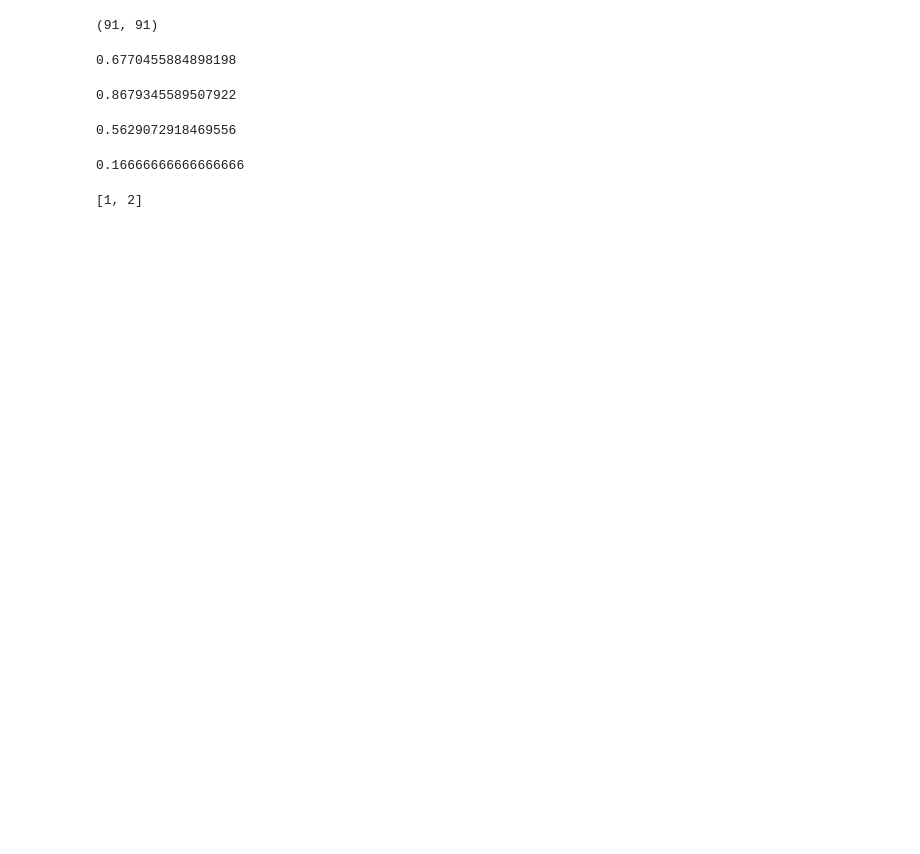
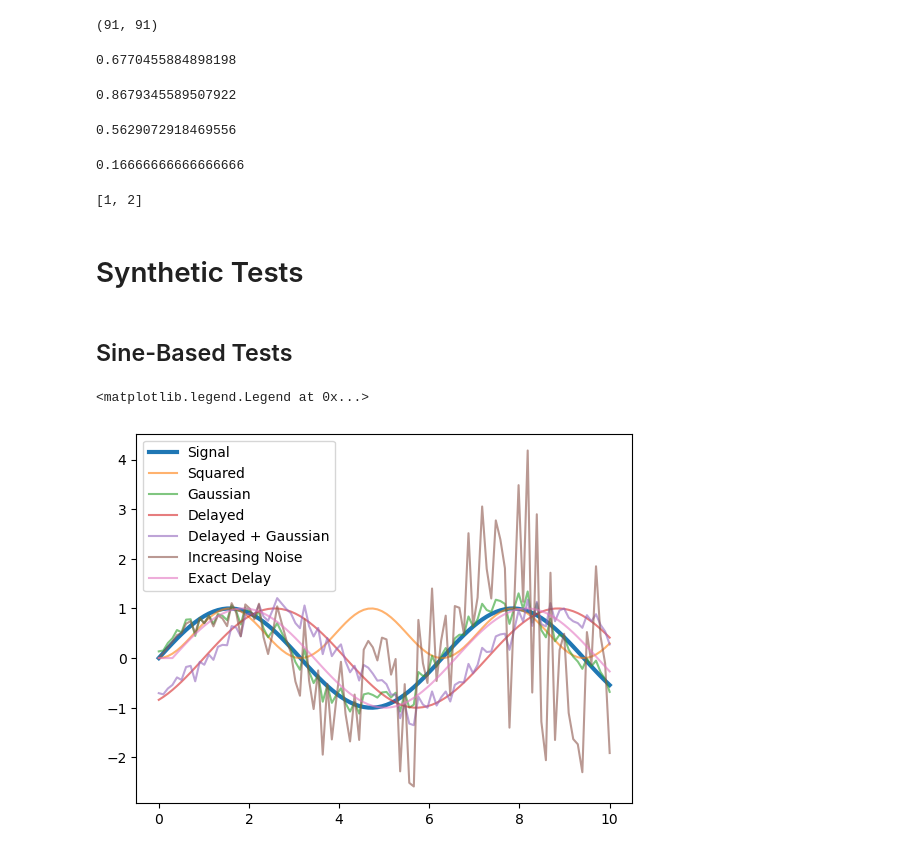
Before and after one commit to asmithh/trans-fer-entropy, a Jupyter notebook: transfer/01-sk-transfer-entropy testing.ipynb, the cells around one changed output. Saved outputs shown, nothing was run; the diff lists cells and outputs as text; code cells hidden in the pictures; blank space fills up the shorter version.

Commit message:
synthetic TE results

```diff
--- a/transfer/01-sk-transfer-entropy testing.ipynb
+++ b/transfer/01-sk-transfer-entropy testing.ipynb
@@ -113,3 +114,45 @@ print(fl_to_nytfox_te_3d_4w)
 list(range(1,3))
 # %% [output]
 [1, 2]
+# %% [markdown]
+# Synthetic Tests
+# %%
+# Domain
+T = np.linspace(0, 10, 100)
+# %% [markdown]
+## Sine-Based Tests
+# %%
+# Signal
+x = np.array([np.sin(t) for t in T])
+
+# Gaussian Noise with mean 0, std = 0.2
+s = np.random.normal(0, 0.2, len(T))
+
+# Delay
+d = 3
+
+# Comparators
+x0 = np.array([i**2 for i in x]) # input squared
+x1 = np.array([i + s[t] for t, i in enumerate(x)]) # x + gaussian noise
+x2 = np.array([np.sin(t-1) for t in T]) # time-delayed x
+x3 = np.array([np.sin(i-1) + s[t] for t, i in enumerate(T)]) # Delayed with Gaussian noise
+x4 = np.array([x[t] + s[t]*i for t,i in enumerate(T)]) # x + time-varying noise
+x5 = np.array([0]*d+[np.sin(t) for t in T[:-d]]) # exact time-delayed x
+# %%
+all_signals = [(x, 'Signal'), (x0, 'Squared'), (x1, 'Gaussian'), (x2, 'Delayed'),
+               (x3, 'Delayed + Gaussian'), (x4, 'Increasing Noise'), (x5, 'Exact Delay')]
+
+for sig, label in all_signals:
+    if label=='Signal':
+        a = 1
+        t = 3
+    else:
+        a = 0.6
+        t = 1.5
+
+    plt.plot(T, sig, label=label, alpha=a, linewidth=t)
+
+plt.legend()
+# %% [output]
+<matplotlib.legend.Legend at 0x...>
+[figure, added]
```
Also changed, not shown: parts of 21 cells of this notebook, 2 other files.
